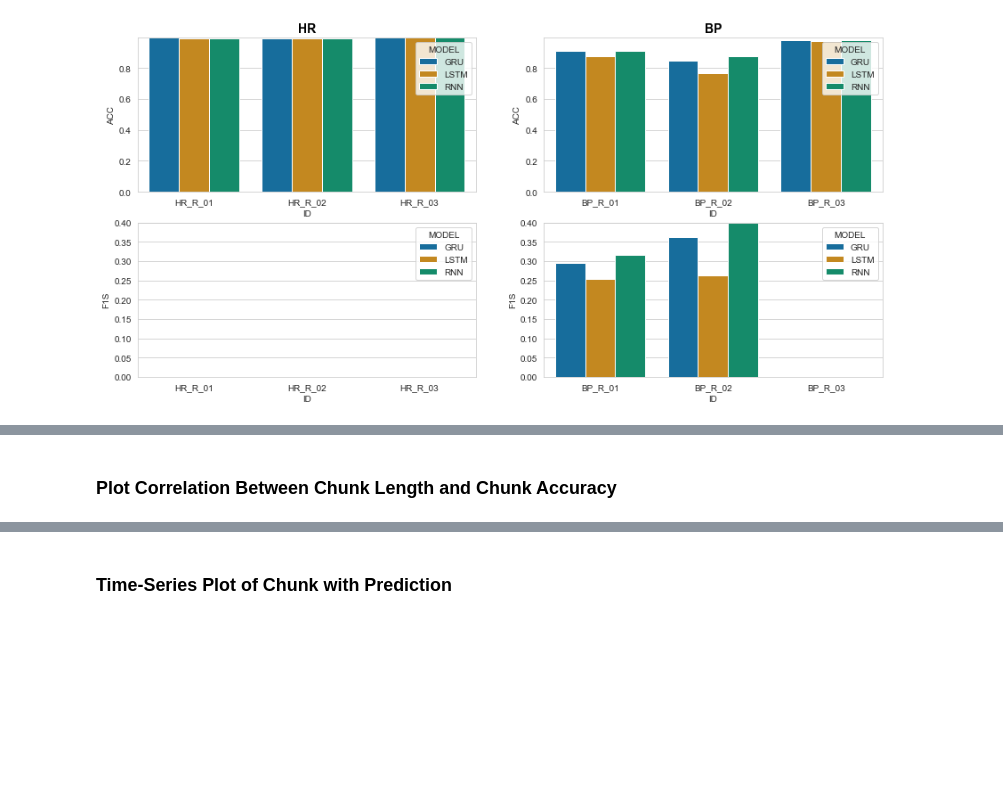
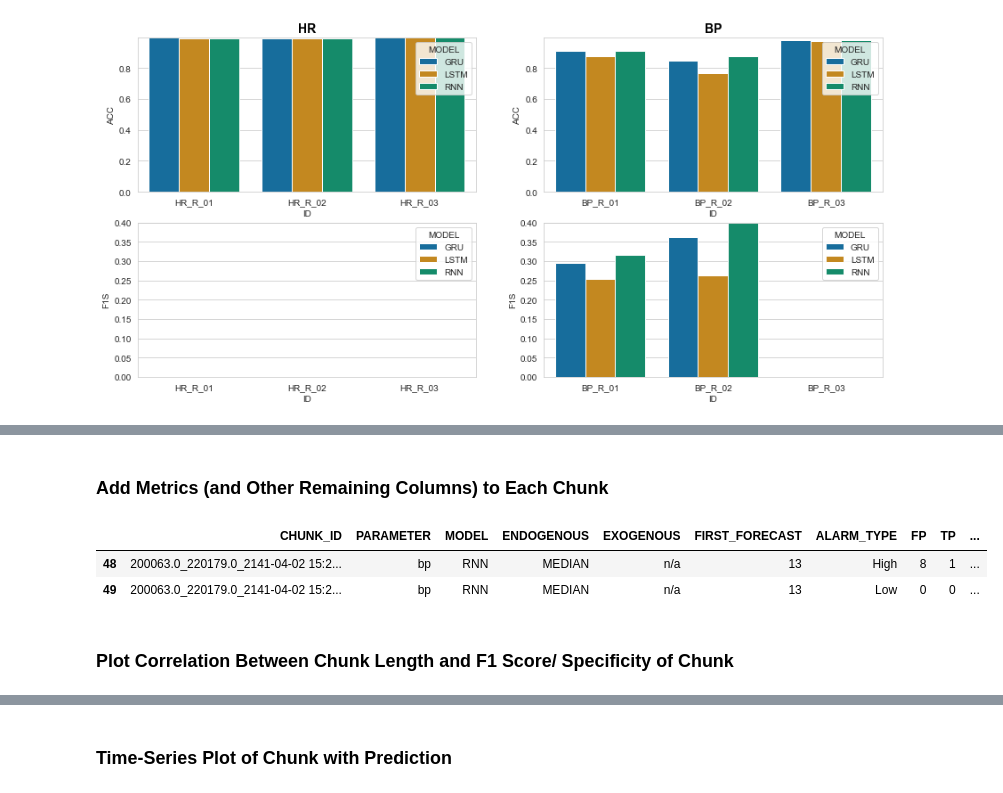
Before and after one commit to denise97/dhl2021, a Jupyter notebook: mimic_prediction_rnn/analysis_models_and_chunks.ipynb, the cells around one changed output, grey strips where cells are left out. Drawn from its saved outputs; the diff is of its cells as text; code cells hidden in the pictures; blank space fills up the shorter version.

```diff
--- a/mimic_prediction_rnn/analysis_models_and_chunks.ipynb
+++ b/mimic_prediction_rnn/analysis_models_and_chunks.ipynb
@@ -291,5 +292,59 @@ display(chunks_matrix[chunks_matrix['CHUNK_ID'] == '200033.0_220045.0_2198-08-07
+# %% [markdown]
+### Add Metrics (and Other Remaining Columns) to Each Chunk
+# %%
+# TODO: Add number of alarms?
+
+import numpy as np
+
+# Add missing cols
+# TODO: Add these cols in prediction scripts
+chunks_matrix['PARAMETER'] = parameter
+chunks_matrix['MODEL'] = model_type
+chunks_matrix['FIRST_FORECAST'] = 13
+chunks_matrix['ENDOGENOUS'] = endogenous_input
+
+if endogenous_input == 'MEDIAN':
+    chunks_matrix['EXOGENOUS'] = 'n/a'
+else:
+    chunks_matrix['EXOGENOUS'] = 'MEDIAN'
+
+# Add metrics
+# Note: To avoid dividing by zero, zeros are converted to NaN before division (since any value divided by NaN gives NaN)
+
+chunks_matrix['fp_tn_divisor'] = chunks_matrix['FP'] + chunks_matrix['TN']
+chunks_matrix['TNR'] = chunks_matrix.TN.div(chunks_matrix.fp_tn_divisor.where(chunks_matrix.fp_tn_divisor != 0, np.nan))
+chunks_matrix['FPR'] = chunks_matrix.FP.div(chunks_matrix.fp_tn_divisor.where(chunks_matrix.fp_tn_divisor != 0, np.nan)) # 1 - TNR
+
+chunks_matrix['fn_tp_divisor'] = chunks_matrix['FN'] + chunks_matrix['TP']
+chunks_matrix['TPR'] = chunks_matrix.TP.div(chunks_matrix.fn_tp_divisor.where(chunks_matrix.fn_tp_divisor != 0, np.nan))
+chunks_matrix['FNR'] = chunks_matrix.FN.div(chunks_matrix.fn_tp_divisor.where(chunks_matrix.fn_tp_divisor != 0, np.nan)) # 1 - TPR
+
+chunks_matrix['F1S_divisor'] = chunks_matrix['TP'] + 0.5 * (chunks_matrix['FP'] + chunks_matrix['FN'])
+chunks_matrix['F1S'] = chunks_matrix.TP.div(chunks_matrix.F1S_divisor.where(chunks_matrix.F1S_divisor != 0, np.nan))
+
+chunks_matrix['ACC_dividend'] = chunks_matrix['TN'] + chunks_matrix['TP']
+chunks_matrix['ACC_divisor'] = chunks_matrix['fp_tn_divisor'] + chunks_matrix['fn_tp_divisor']
+chunks_matrix['ACC'] = chunks_matrix.ACC_dividend.div(chunks_matrix.ACC_divisor.where(chunks_matrix.ACC_divisor != 0, np.nan))
+
+# Round all floats to 4 decimal places
+# Note: round() does not work for floats with many decimal places
+decimals = 4
+for col in ['FPR', 'TPR', 'FNR', 'TNR', 'ACC', 'F1S']:
+    chunks_matrix[col] = chunks_matrix[col].apply(lambda x: round(x, decimals))
+
+# Sort and remove helper columns for similarity with model-level matrices
+chunks_matrix = chunks_matrix[['CHUNK_ID', 'PARAMETER', 'MODEL', 'ENDOGENOUS', 'EXOGENOUS', 'FIRST_FORECAST',
+                               'ALARM_TYPE', 'FP', 'TP', 'FN', 'TN', 'FPR', 'TPR', 'FNR', 'TNR', 'ACC', 'F1S',
+                               'N_ITERATIONS']]
+
+# Show complemented chunk-level matrix for one chunk
+display(chunks_matrix[chunks_matrix['CHUNK_ID'] == '200063.0_220179.0_2141-04-02 15:24:00'])
+# %% [output]
+|  | CHUNK_ID | PARAMETER | MODEL | ENDOGENOUS | EXOGENOUS | FIRST_FORECAST | ALARM_TYPE | FP | TP | ... |
+| 48 | 200063.0_220179.0_2141-04-02 15:2... | bp | RNN | MEDIAN | n/a | 13 | High | 8 | 1 | ... |
+| 49 | 200063.0_220179.0_2141-04-02 15:2... | bp | RNN | MEDIAN | n/a | 13 | Low | 0 | 0 | ... |
 # %% [markdown]
-### Plot Correlation Between Chunk Length and Chunk Accuracy
+### Plot Correlation Between Chunk Length and F1 Score/ Specificity of Chunk
 # %%
 import matplotlib.pyplot as plt
 import seaborn as sns
```
Also changed, not shown: parts of 8 cells of this notebook, 4 other files.
